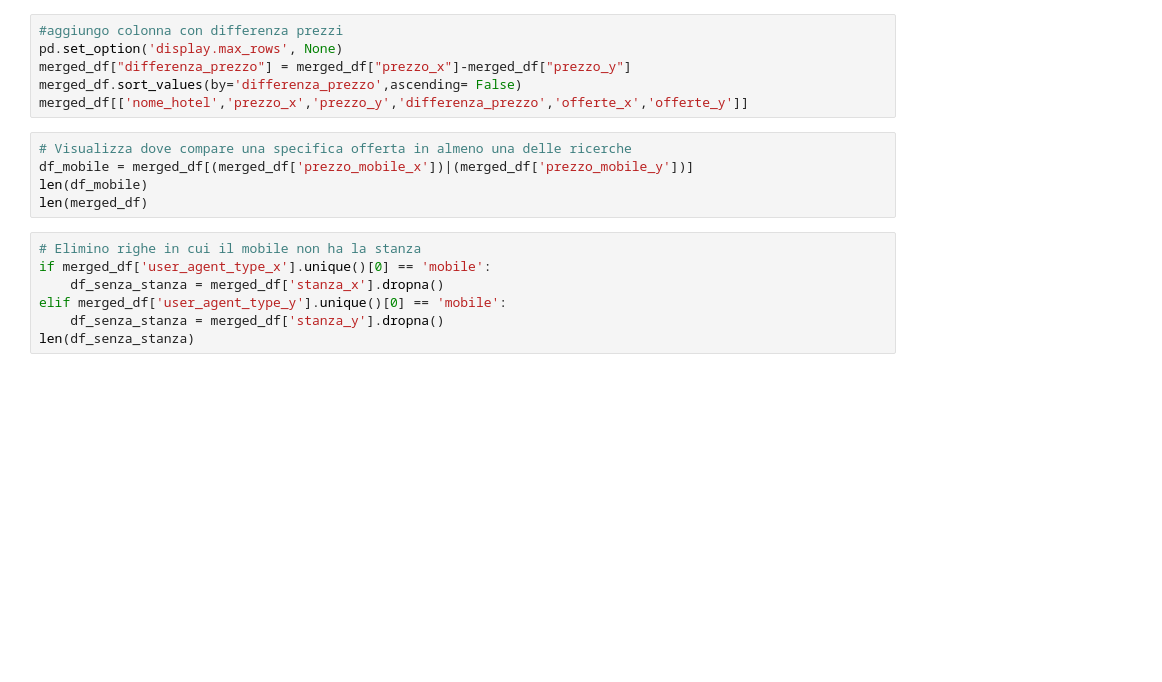
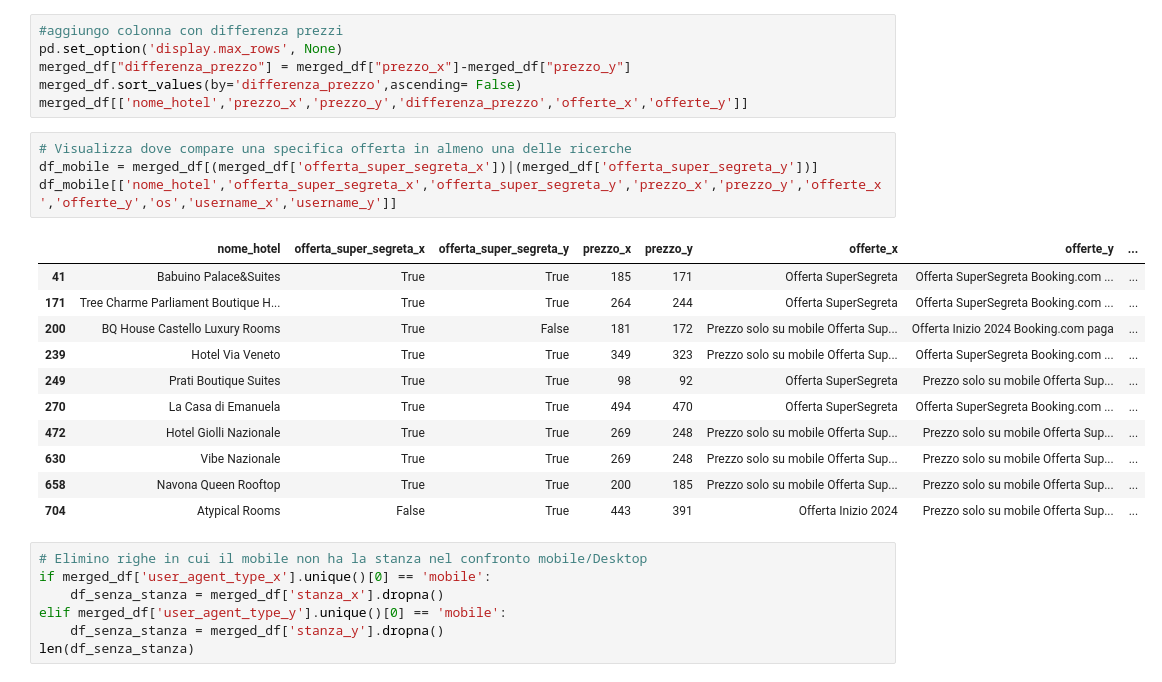
Before and after one commit to lemtiel93/booking-webscraping-thesis, a Jupyter notebook: booking_data_analysis.ipynb, the cells around one changed output. Cells and saved outputs as stored; diff of their text form; blank space fills up the shorter version.

```diff
--- a/booking_data_analysis.ipynb
+++ b/booking_data_analysis.ipynb
@@ -102,11 +105,22 @@ merged_df.sort_values(by='differenza_prezzo',ascending= False)
 merged_df[['nome_hotel','prezzo_x','prezzo_y','differenza_prezzo','offerte_x','offerte_y']]
 # %%
 # Visualizza dove compare una specifica offerta in almeno una delle ricerche
-df_mobile = merged_df[(merged_df['prezzo_mobile_x'])|(merged_df['prezzo_mobile_y'])]
-len(df_mobile)
-len(merged_df)
+df_mobile = merged_df[(merged_df['offerta_super_segreta_x'])|(merged_df['offerta_super_segreta_y'])]
+df_mobile[['nome_hotel','offerta_super_segreta_x','offerta_super_segreta_y','prezzo_x','prezzo_y','offerte_x','offerte_y','os','username_x','username_y']]
+# %% [output]
+|  | nome_hotel | offerta_super_segreta_x | offerta_super_segreta_y | prezzo_x | prezzo_y | offerte_x | offerte_y | ... |
+| 41 | Babuino Palace&Suites | True | True | 185 | 171 | Offerta SuperSegreta | Offerta SuperSegreta Booking.com ... | ... |
+| 171 | Tree Charme Parliament Boutique H... | True | True | 264 | 244 | Offerta SuperSegreta | Offerta SuperSegreta Booking.com ... | ... |
+| 200 | BQ House Castello Luxury Rooms | True | False | 181 | 172 | Prezzo solo su mobile Offerta Sup... | Offerta Inizio 2024 Booking.com paga | ... |
+| 239 | Hotel Via Veneto | True | True | 349 | 323 | Prezzo solo su mobile Offerta Sup... | Offerta SuperSegreta Booking.com ... | ... |
+| 249 | Prati Boutique Suites | True | True | 98 | 92 | Offerta SuperSegreta | Prezzo solo su mobile Offerta Sup... | ... |
+| 270 | La Casa di Emanuela | True | True | 494 | 470 | Offerta SuperSegreta | Offerta SuperSegreta Booking.com ... | ... |
+| 472 | Hotel Giolli Nazionale | True | True | 269 | 248 | Prezzo solo su mobile Offerta Sup... | Prezzo solo su mobile Offerta Sup... | ... |
+| 630 | Vibe Nazionale | True | True | 269 | 248 | Prezzo solo su mobile Offerta Sup... | Prezzo solo su mobile Offerta Sup... | ... |
+| 658 | Navona Queen Rooftop | True | True | 200 | 185 | Prezzo solo su mobile Offerta Sup... | Prezzo solo su mobile Offerta Sup... | ... |
+| 704 | Atypical Rooms | False | True | 443 | 391 | Offerta Inizio 2024 | Prezzo solo su mobile Offerta Sup... | ... |
 # %%
-# Elimino righe in cui il mobile non ha la stanza
+# Elimino righe in cui il mobile non ha la stanza nel confronto mobile/Desktop
 if merged_df['user_agent_type_x'].unique()[0] == 'mobile':
     df_senza_stanza = merged_df['stanza_x'].dropna()
 elif merged_df['user_agent_type_y'].unique()[0] == 'mobile':
```
Also changed, not shown: parts of 6 cells of this notebook, 1 other file.
